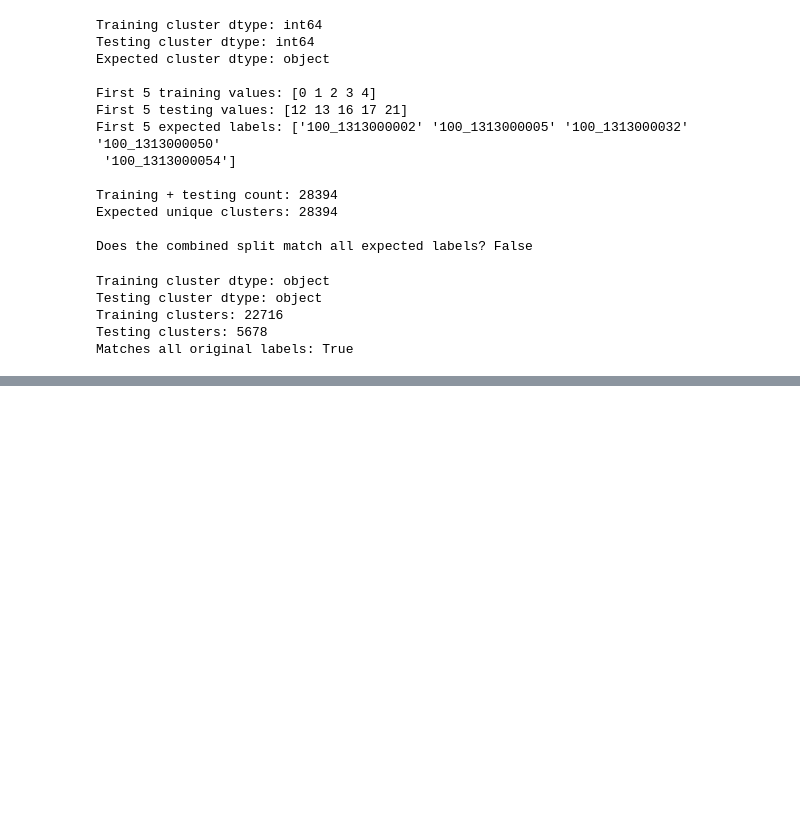
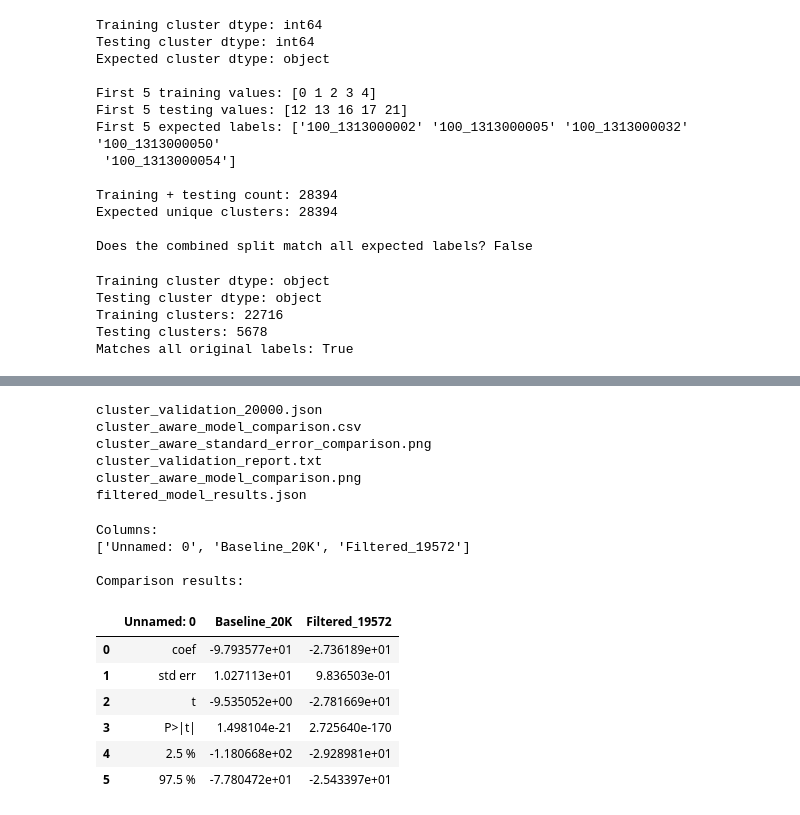
Before and after one commit to Ashokyadhav/Econocausal, a Jupyter notebook: DoubleML.ipynb, the cells around one changed output, grey strips where cells are left out. Cells and saved outputs as stored; diff of their text form; code cells hidden in the pictures; blank space fills up the shorter version.

```diff
--- a/DoubleML.ipynb
+++ b/DoubleML.ipynb
@@ -3390,0 +4339,41 @@ for filename in files_to_check:
+# %%
+import os
+
+for filename in os.listdir(project_path):
+    if "filtered" in filename.lower() or "cluster" in filename.lower():
+        print(filename)
+# %% [output]
+cluster_validation_20000.json
+cluster_aware_model_comparison.csv
+cluster_aware_standard_error_comparison.png
+cluster_validation_report.txt
+cluster_aware_model_comparison.png
+filtered_model_results.json
+# %%
+import pandas as pd
+import os
+
+csv_path = os.path.join(
+    project_path,
+    "cluster_aware_model_comparison.csv"
+)
+
+comparison = pd.read_csv(csv_path)
+
+print("Columns:")
+print(comparison.columns.tolist())
+
+print("\nComparison results:")
+display(comparison)
+# %% [output]
+Columns:
+['Unnamed: 0', 'Baseline_20K', 'Filtered_19572']
+
+Comparison results:
+|  | Unnamed: 0 | Baseline_20K | Filtered_19572 |
+| 0 | coef | -9.793577e+01 | -2.736189e+01 |
+| 1 | std err | 1.027113e+01 | 9.836503e-01 |
+| 2 | t | -9.535052e+00 | -2.781669e+01 |
+| 3 | P>|t| | 1.498104e-21 | 2.725640e-170 |
+| 4 | 2.5 % | -1.180668e+02 | -2.928981e+01 |
+| 5 | 97.5 % | -7.780472e+01 | -2.543397e+01 |
```
Also changed, not shown: parts of 100 cells of this notebook.
